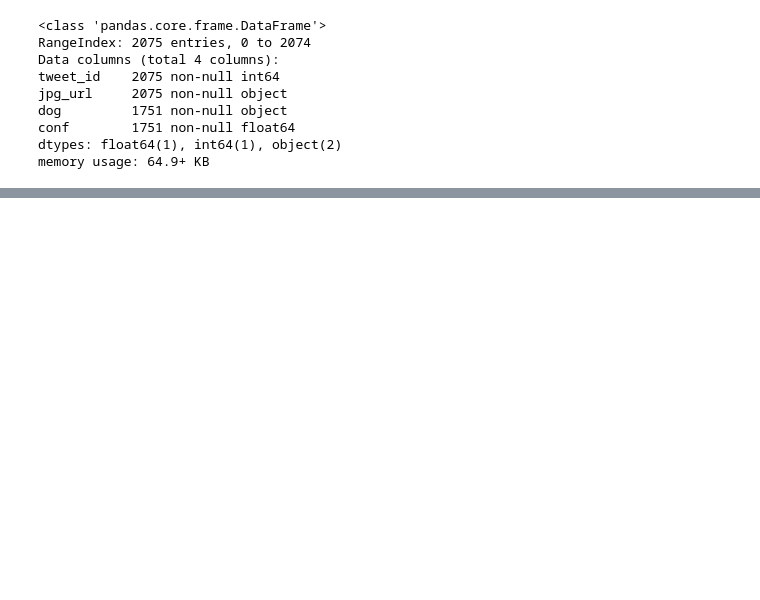
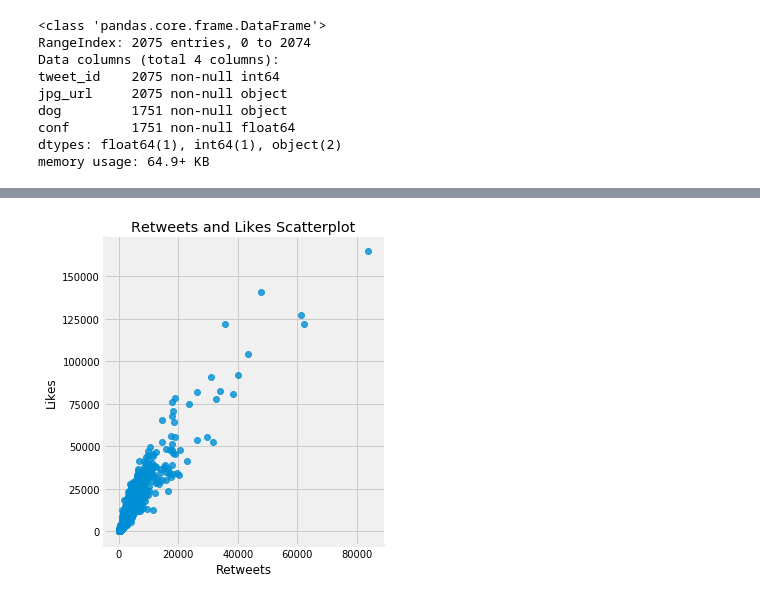
Before and after one commit to mattzajac/DAND-Project_3, a Jupyter notebook: wrangle_act.ipynb, the cells around one changed output, grey strips where cells are left out. Drawn from its saved outputs; the diff is of its cells as text; code cells hidden in the pictures; blank space fills up the shorter version.

```diff
--- a/wrangle_act.ipynb
+++ b/wrangle_act.ipynb
@@ -1135,0 +1240,9 @@ master_df.to_csv('twitter_archive_master.csv', index=False)
+# %%
+# code for Favourite vs Retweet count scatterplot
+
+sns.lmplot(data=df, x="retweet_count", y="favorite_count", fit_reg=False)
+plt.xlabel('Retweets')
+plt.ylabel('Likes')
+plt.title('Retweets and Likes Scatterplot');
+# %% [output]
+[figure, added]
```
Also changed, not shown: parts of 30 cells of this notebook, 2 other files.
